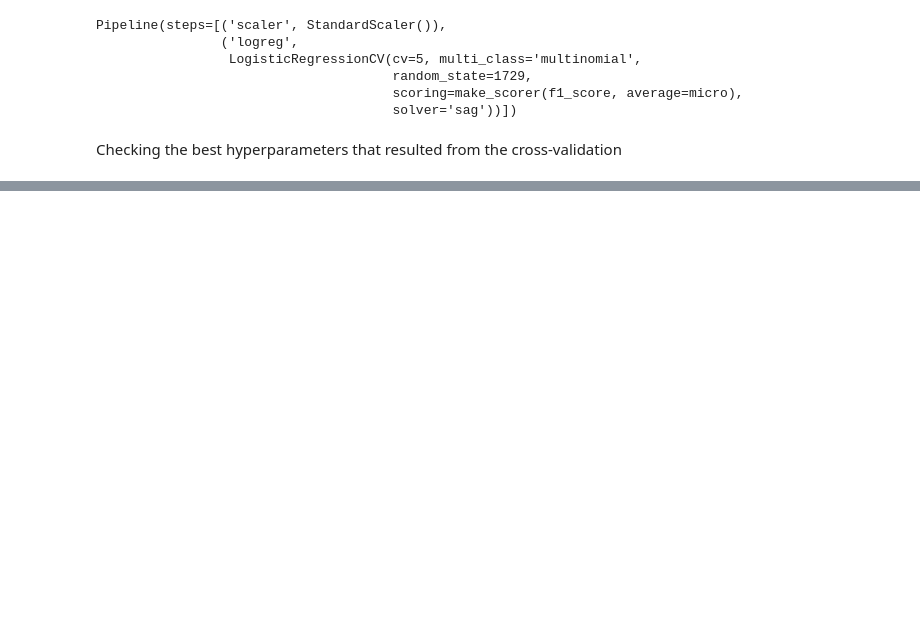
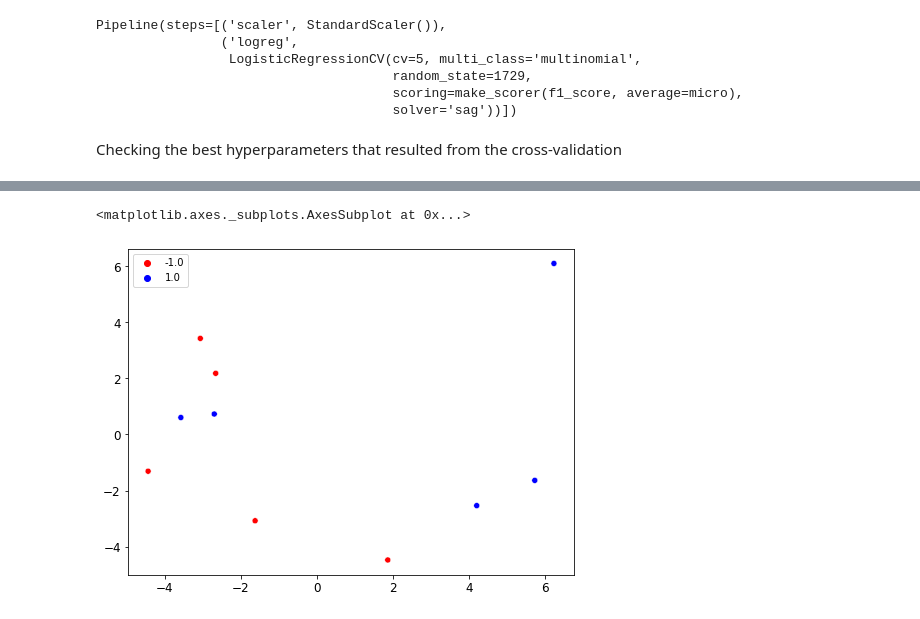
Before and after one commit to ananddotiyer/IIT-M, a Jupyter notebook: My Notes/MLP/Week7.ipynb, the cells around one changed output, grey strips where cells are left out. Cells and saved outputs as stored; diff of their text form; code cells hidden in the pictures; blank space fills up the shorter version.

```diff
--- a/My Notes/MLP/Week7.ipynb
+++ b/My Notes/MLP/Week7.ipynb
@@ -109,0 +195,2 @@ ConfusionMatrixDisplay.from_estimator(pipe, X_test, y_test)
+# %%
+pipe_clf_pca_2d = make_pipeline(pipe_pca_2d, KNeighborsClassifier(n_neighbors=3))
@@ -109,0 +220,9 @@ ConfusionMatrixDisplay.from_estimator(pipe, X_test, y_test)
+# %%
+# Plot them X (after applying PCA) with corresponding y.
+X_reduced = pipe_clf_pca_2d[0].transform(X)
+
+cmap = ListedColormap(['r', 'b'])
+sns.scatterplot(X_reduced[:, 0], y=X_reduced[:, 1], marker='o', hue=y, palette=cmap)
+# %% [output]
+<matplotlib.axes._subplots.AxesSubplot at 0x...>
+[figure, added]
```
Also changed, not shown: parts of 38 cells of this notebook.
